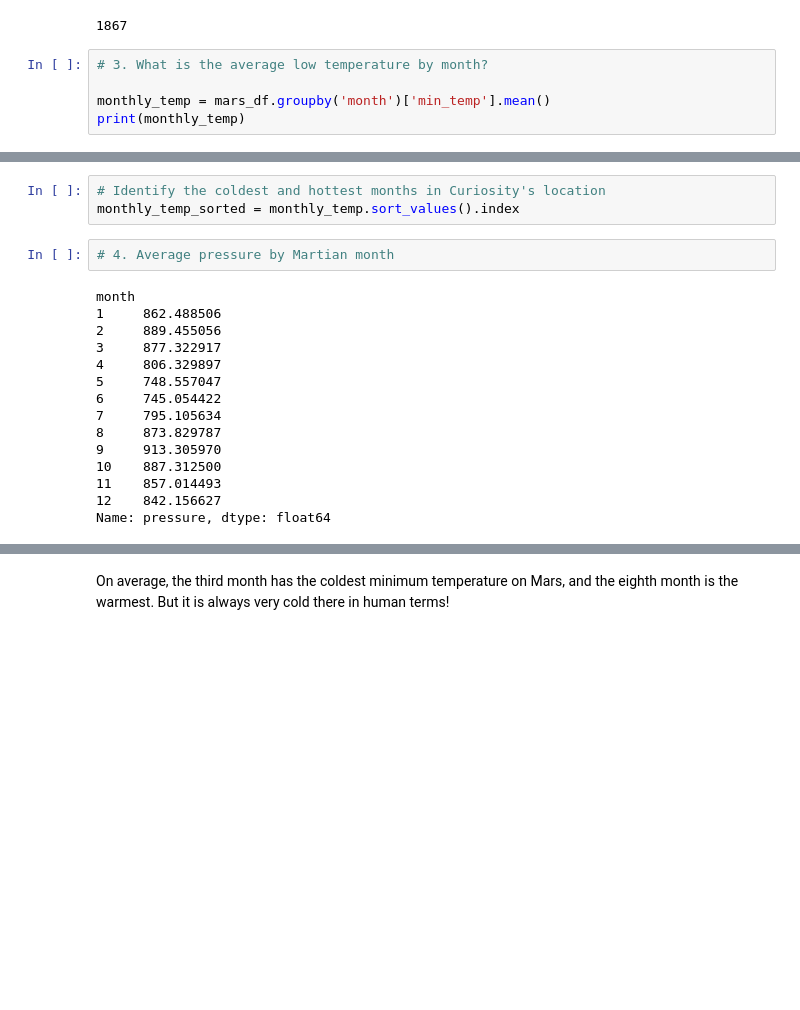
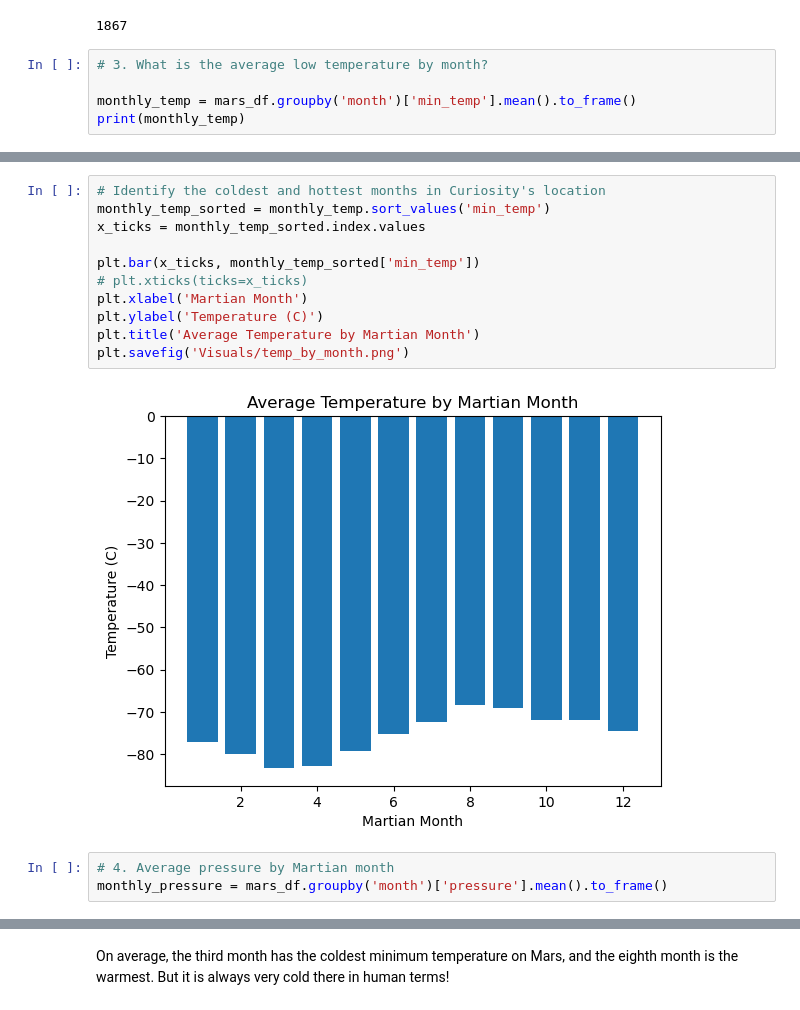
Before and after one commit to seanard1/beautifulsoup-challenge, a Jupyter notebook: Mars_Data/part_2_mars_weather.ipynb, the cells around one changed output, grey strips where cells are left out. Drawn from its saved outputs; the diff is of its cells as text; blank space fills up the shorter version.

```diff
--- a/Mars_Data/part_2_mars_weather.ipynb
+++ b/Mars_Data/part_2_mars_weather.ipynb
@@ -150,6 +150,6 @@ print(mars_df['sol'].nunique())
 # %%
 # 3. What is the average low temperature by month?
 
-monthly_temp = mars_df.groupby('month')['min_temp'].mean()
+monthly_temp = mars_df.groupby('month')['min_temp'].mean().to_frame()
 print(monthly_temp)
 # %% [output]
@@ -181,20 +198,16 @@ plt.savefig('Visuals/temp_by_month.png')
 # %%
 # Identify the coldest and hottest months in Curiosity's location
-monthly_temp_sorted = monthly_temp.sort_values().index
+monthly_temp_sorted = monthly_temp.sort_values('min_temp')
+x_ticks = monthly_temp_sorted.index.values
+
+plt.bar(x_ticks, monthly_temp_sorted['min_temp'])
+# plt.xticks(ticks=x_ticks)
+plt.xlabel('Martian Month')
+plt.ylabel('Temperature (C)')
+plt.title('Average Temperature by Martian Month')
+plt.savefig('Visuals/temp_by_month.png')
+# %% [output]
+[figure, added]
 # %%
 # 4. Average pressure by Martian month
+monthly_pressure = mars_df.groupby('month')['pressure'].mean().to_frame()
-# %% [output]
-month
-1     862.488506
-2     889.455056
-3     877.322917
-4     806.329897
-5     748.557047
-6     745.054422
-7     795.105634
-8     873.829787
-9     913.305970
-10    887.312500
-11    857.014493
-12    842.156627
-Name: pressure, dtype: float64
```
Also changed, not shown: parts of 8 cells of this notebook, 2 other files.
